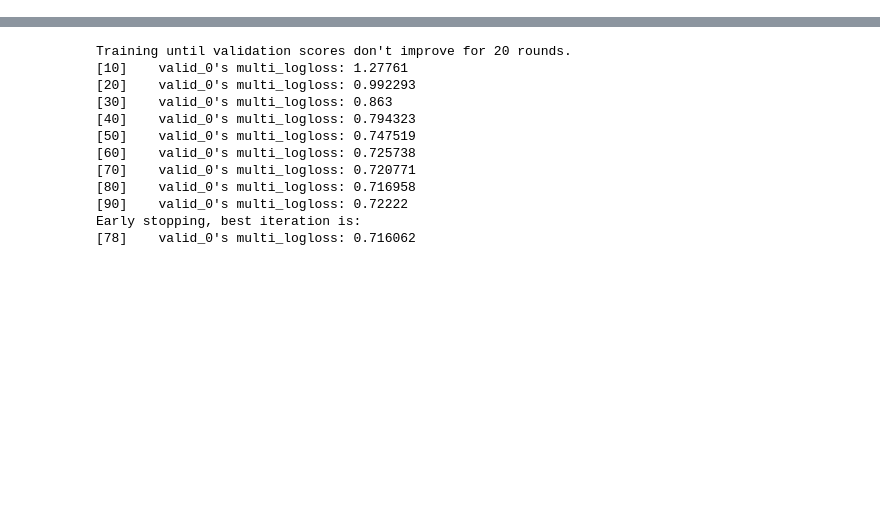
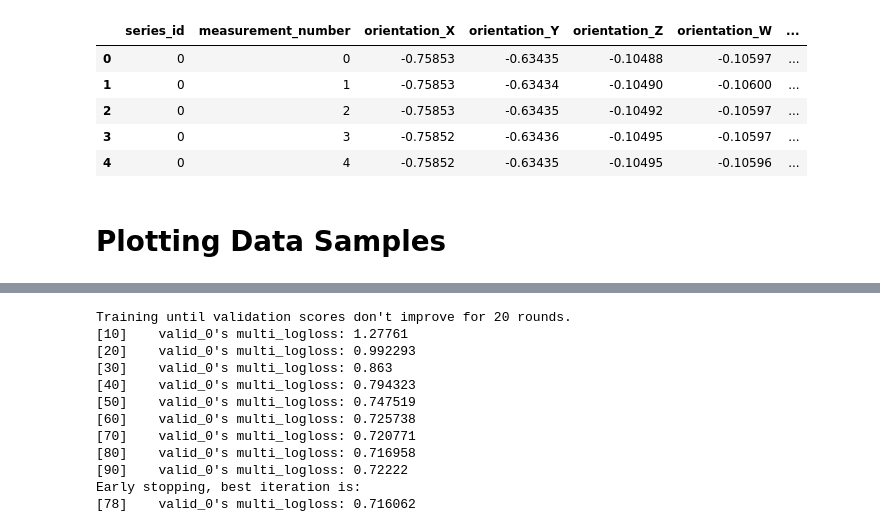
Before and after one commit to devforfu/careercon2019, a Jupyter notebook: 03_seq_modelling.ipynb, the cells around one changed output, grey strips where cells are left out. Cells and saved outputs as stored; diff of their text form; code cells hidden in the pictures; blank space fills up the shorter version.

```diff
--- a/03_seq_modelling.ipynb
+++ b/03_seq_modelling.ipynb
@@ -25,5 +26,16 @@ rcParams['figure.figsize'] = 10, 8
 # %%
 x_trn, y_trn, x_tst = from_feather('x_trn', 'y_trn', 'x_tst')
+# %%
+x_trn.head()
+# %% [output]
+|  | series_id | measurement_number | orientation_X | orientation_Y | orientation_Z | orientation_W | ... |
+| 0 | 0 | 0 | -0.75853 | -0.63435 | -0.10488 | -0.10597 | ... |
+| 1 | 0 | 1 | -0.75853 | -0.63434 | -0.10490 | -0.10600 | ... |
+| 2 | 0 | 2 | -0.75853 | -0.63435 | -0.10492 | -0.10597 | ... |
+| 3 | 0 | 3 | -0.75852 | -0.63436 | -0.10495 | -0.10597 | ... |
+| 4 | 0 | 4 | -0.75852 | -0.63435 | -0.10495 | -0.10596 | ... |
+# %% [markdown]
+# Plotting Data Samples
 # %%
 ids = x_trn.series_id.unique()
 # %%
```
Also changed, not shown: parts of 11 cells of this notebook.
